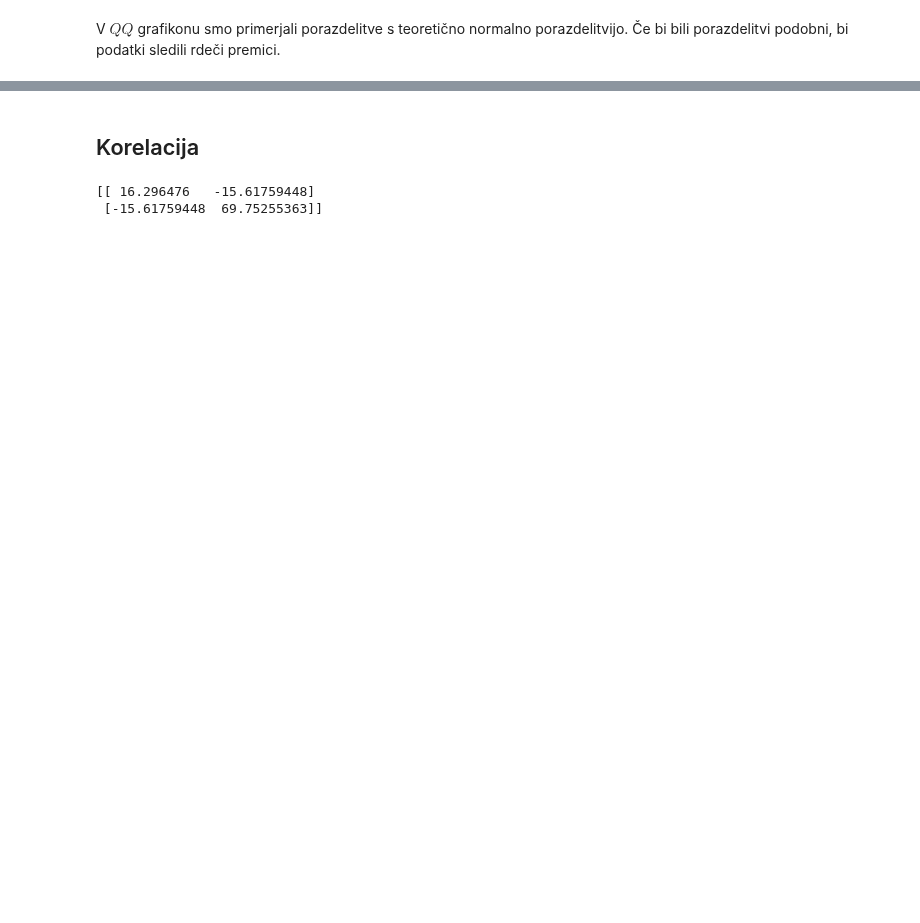
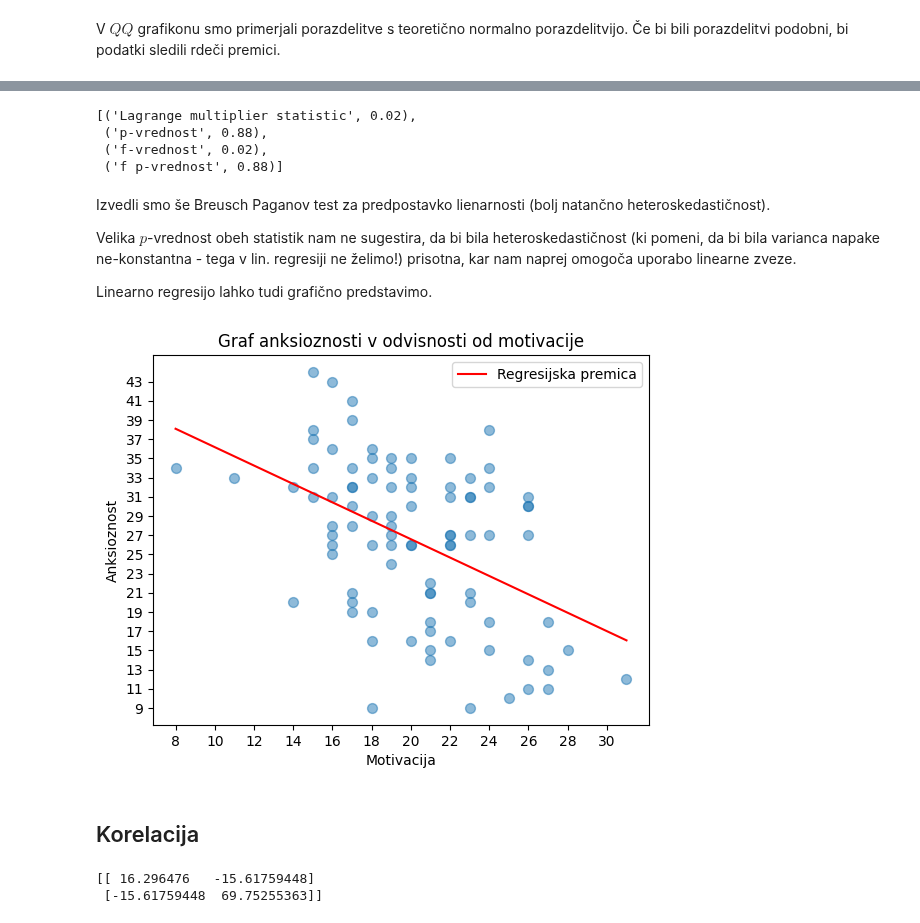
Before and after one commit to borbregant/ai_tandem_learning, a Jupyter notebook: STATISTIKA_PREDMET.ipynb, the cells around one changed output, grey strips where cells are left out. Saved outputs shown, nothing was run; the diff lists cells and outputs as text; code cells hidden in the pictures; blank space fills up the shorter version.

```diff
--- a/STATISTIKA_PREDMET.ipynb
+++ b/STATISTIKA_PREDMET.ipynb
@@ -421,3 +461,53 @@ Pokazali smo, da spremenljivki nista normalni, zato bomo v nadaljevanju uporabil
+# %%
+import statsmodels.formula.api as smf
+from statsmodels.compat import lzip
+import statsmodels.stats.api as sms
+
+names = ['Lagrange multiplier statistic', 'p-vrednost', 'f-vrednost', 'f p-vrednost']
+
+# Dobimo statistike
+test_result = sms.het_breuschpagan(fit.resid, fit.model.exog)
+
+# In jih zaokrožimo
+rounded_test_result = [(name, round(value, 2)) for name, value in zip(names, test_result)]
+
+rounded_test_result
+# %% [output]
+[('Lagrange multiplier statistic', 0.02),
+ ('p-vrednost', 0.88),
+ ('f-vrednost', 0.02),
+ ('f p-vrednost', 0.88)]
+# %% [markdown]
+Izvedli smo še Breusch Paganov test za predpostavko lienarnosti (bolj natančno heteroskedastičnost).
+
+Velika $p$-vrednost obeh statistik nam ne sugestira, da bi bila heteroskedastičnost (ki pomeni, da bi bila varianca napake ne-konstantna - tega v lin. regresiji ne želimo!) prisotna, kar nam naprej omogoča uporabo linearne zveze.
+
+Linearno regresijo lahko tudi grafično predstavimo.
+# %%
+pyplot.scatter(df["Motivacija"], df["Anksioznost"], alpha=0.5, s=50)
+pyplot.xlabel('Motivacija')
+pyplot.ylabel('Anksioznost')
+pyplot.title('Graf anksioznosti v odvisnosti od motivacije')
+
+X = df[["Motivacija"]]
+y = df["Anksioznost"]
+
+model = LinearRegression().fit(X, y)
+slope = model.coef_[0]
+intercept = model.intercept_
+
+# Točke, ki določajo regresijsko linijo
+x_values = np.linspace(df["Motivacija"].min(), df["Motivacija"].max(), 100)
+y_values = intercept + slope * x_values
+pyplot.plot(x_values, y_values, color='red', label='Regresijska premica')
+
+pyplot.xticks(np.arange(df["Motivacija"].min(), df["Motivacija"].max() + 1, 2))
+pyplot.yticks(np.arange(df["Anksioznost"].min(), df["Anksioznost"].max() + 1, 2))
+
+pyplot.legend()
+pyplot.show()
+# %% [output]
+[figure, added]
 # %% [markdown]
 ## Korelacija
 # %%
```
Also changed, not shown: parts of 54 cells of this notebook.
